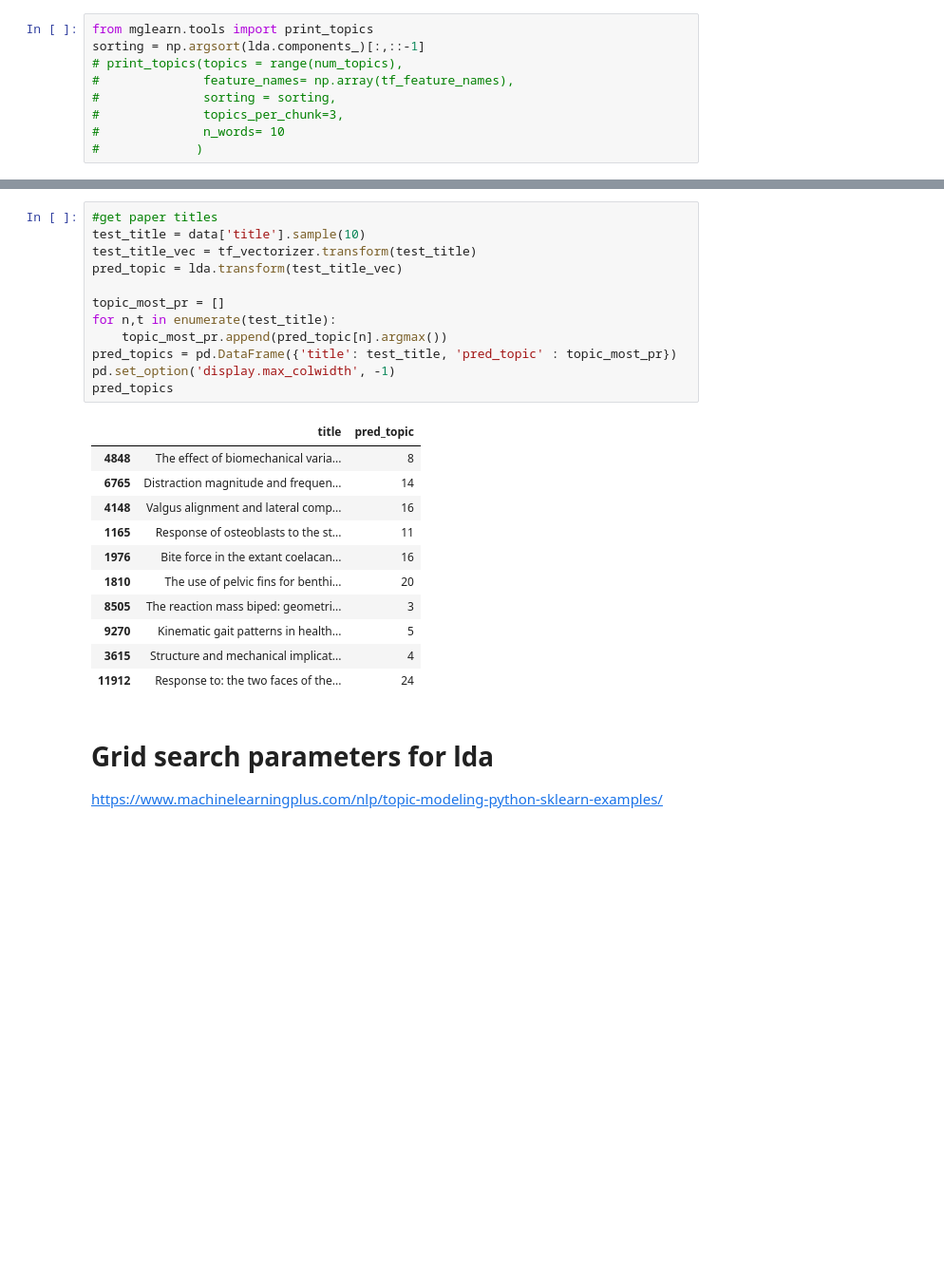
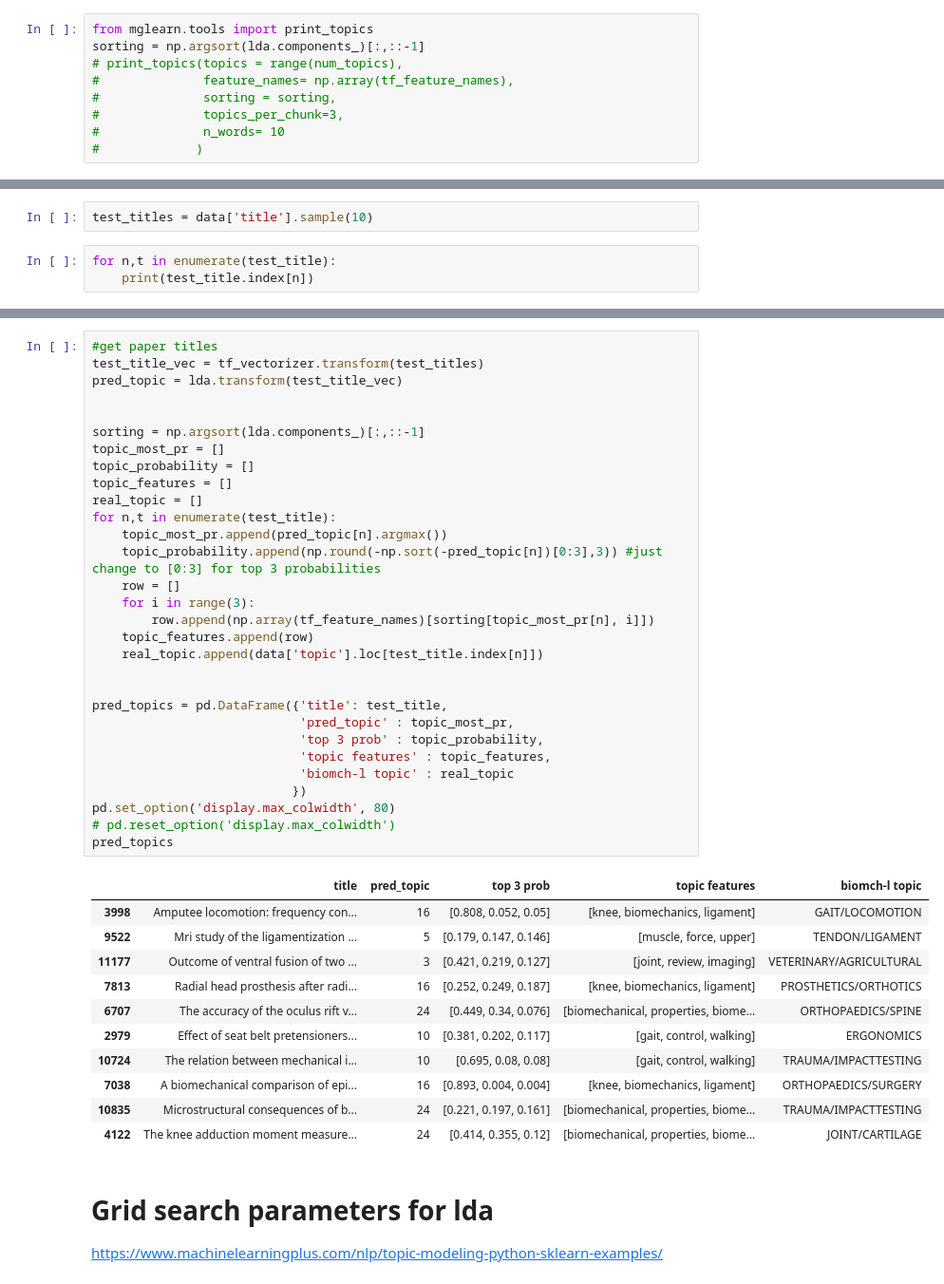
Before and after one commit to alcantarar/literature_update, a Jupyter notebook: Construct_Models/topic_modeling.ipynb, the cells around one changed output, grey strips where cells are left out. Shown at 95% size. Drawn from its saved outputs; the diff is of its cells as text; blank space fills up the shorter version.

Commit message:
pd df of title, pred topic, probability, topic feats, and actual topic

```diff
--- a/Construct_Models/topic_modeling.ipynb
+++ b/Construct_Models/topic_modeling.ipynb
@@ -297,0 +298,5 @@ pressure
+# %%
+test_titles = data['title'].sample(10)
+# %%
+for n,t in enumerate(test_title):
+    print(test_title.index[n])
@@ -298,27 +314,45 @@ pressure
 # %%
 #get paper titles
-test_title = data['title'].sample(10)
-test_title_vec = tf_vectorizer.transform(test_title)
+test_title_vec = tf_vectorizer.transform(test_titles)
 pred_topic = lda.transform(test_title_vec)
 
+
+sorting = np.argsort(lda.components_)[:,::-1]
 topic_most_pr = []
+topic_probability = []
+topic_features = []
+real_topic = []
 for n,t in enumerate(test_title):
     topic_most_pr.append(pred_topic[n].argmax())
-pred_topics = pd.DataFrame({'title': test_title, 'pred_topic' : topic_most_pr})
-pd.set_option('display.max_colwidth', -1)
+    topic_probability.append(np.round(-np.sort(-pred_topic[n])[0:3],3)) #just change to [0:3] for top 3 probabilities
+    row = []
+    for i in range(3):
+        row.append(np.array(tf_feature_names)[sorting[topic_most_pr[n], i]])
+    topic_features.append(row)
+    real_topic.append(data['topic'].loc[test_title.index[n]])
+
+
+pred_topics = pd.DataFrame({'title': test_title,
+                            'pred_topic' : topic_most_pr,
+                            'top 3 prob' : topic_probability,
+                            'topic features' : topic_features,
+                            'biomch-l topic' : real_topic
+                           })
+pd.set_option('display.max_colwidth', 80)
+# pd.reset_option('display.max_colwidth')
 pred_topics
 # %% [output]
-|  | title | pred_topic |
-| 4848 | The effect of biomechanical varia... | 8 |
-| 6765 | Distraction magnitude and frequen... | 14 |
-| 4148 | Valgus alignment and lateral comp... | 16 |
-| 1165 | Response of osteoblasts to the st... | 11 |
-| 1976 | Bite force in the extant coelacan... | 16 |
-| 1810 | The use of pelvic fins for benthi... | 20 |
-| 8505 | The reaction mass biped: geometri... | 3 |
-| 9270 | Kinematic gait patterns in health... | 5 |
-| 3615 | Structure and mechanical implicat... | 4 |
-| 11912 | Response to: the two faces of the... | 24 |
+|  | title | pred_topic | top 3 prob | topic features | biomch-l topic |
+| 3998 | Amputee locomotion: frequency con... | 16 | [0.808, 0.052, 0.05] | [knee, biomechanics, ligament] | GAIT/LOCOMOTION |
+| 9522 | Mri study of the ligamentization ... | 5 | [0.179, 0.147, 0.146] | [muscle, force, upper] | TENDON/LIGAMENT |
+| 11177 | Outcome of ventral fusion of two ... | 3 | [0.421, 0.219, 0.127] | [joint, review, imaging] | VETERINARY/AGRICULTURAL |
+| 7813 | Radial head prosthesis after radi... | 16 | [0.252, 0.249, 0.187] | [knee, biomechanics, ligament] | PROSTHETICS/ORTHOTICS |
+| 6707 | The accuracy of the oculus rift v... | 24 | [0.449, 0.34, 0.076] | [biomechanical, properties, biome... | ORTHOPAEDICS/SPINE |
+| 2979 | Effect of seat belt pretensioners... | 10 | [0.381, 0.202, 0.117] | [gait, control, walking] | ERGONOMICS |
+| 10724 | The relation between mechanical i... | 10 | [0.695, 0.08, 0.08] | [gait, control, walking] | TRAUMA/IMPACTTESTING |
+| 7038 | A biomechanical comparison of epi... | 16 | [0.893, 0.004, 0.004] | [knee, biomechanics, ligament] | ORTHOPAEDICS/SURGERY |
+| 10835 | Microstructural consequences of b... | 24 | [0.221, 0.197, 0.161] | [biomechanical, properties, biome... | TRAUMA/IMPACTTESTING |
+| 4122 | The knee adduction moment measure... | 24 | [0.414, 0.355, 0.12] | [biomechanical, properties, biome... | JOINT/CARTILAGE |
 # %% [markdown]
 # Grid search parameters for lda
 
```
Also changed, not shown: parts of 2 cells of this notebook.
